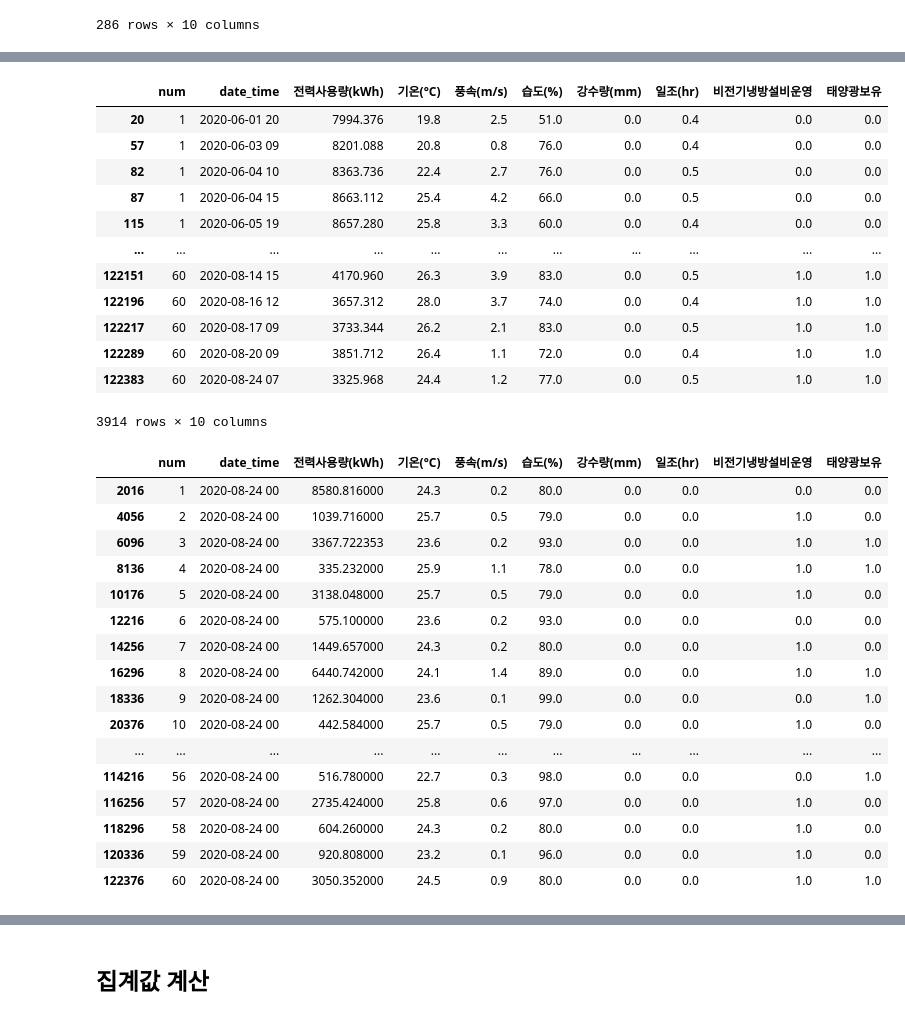
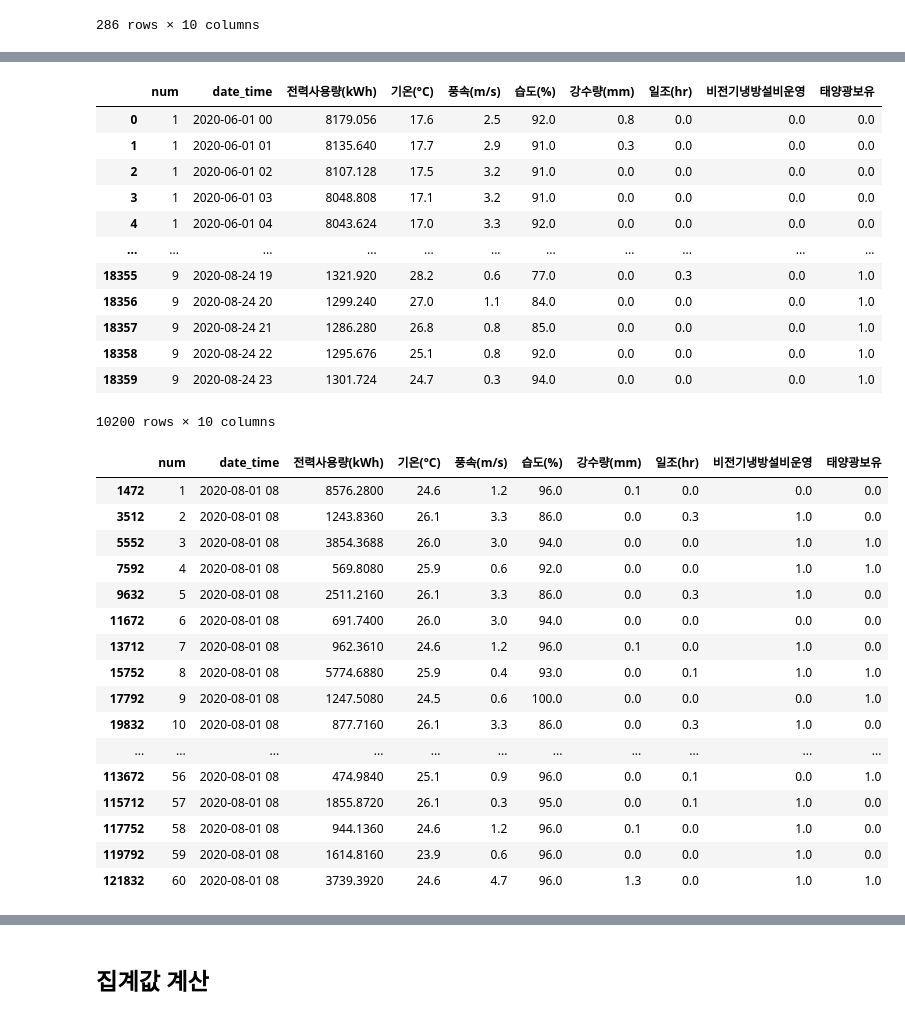
Before and after one commit to overgroove/samsung_ML, a Jupyter notebook: 03_package_pandas.ipynb, the cells around one changed output, grey strips where cells are left out. Saved outputs shown, nothing was run; the diff lists cells and outputs as text; code cells hidden in the pictures.

```diff
--- a/03_package_pandas.ipynb
+++ b/03_package_pandas.ipynb
@@ -473,39 +529,41 @@ Name: 전력사용량(kWh), Length: 122400, dtype: float64
 # %%
 # 조건식이 아닌 특정 값 기준으로 데이터를 찾을 때
 # 필터링 샘플링 하실 때 조건식보다 조금 더 편하실 수 있음
+df.loc[df['num'].isin([1, 3, 5, 7, 9])]
 # %% [output]
 |  | num | date_time | 전력사용량(kWh) | 기온(°C) | 풍속(m/s) | 습도(%) | 강수량(mm) | 일조(hr) | 비전기냉방설비운영 | 태양광보유 |
-| 20 | 1 | 2020-06-01 20 | 7994.376 | 19.8 | 2.5 | 51.0 | 0.0 | 0.4 | 0.0 | 0.0 |
-| 57 | 1 | 2020-06-03 09 | 8201.088 | 20.8 | 0.8 | 76.0 | 0.0 | 0.4 | 0.0 | 0.0 |
-| 82 | 1 | 2020-06-04 10 | 8363.736 | 22.4 | 2.7 | 76.0 | 0.0 | 0.5 | 0.0 | 0.0 |
-| 87 | 1 | 2020-06-04 15 | 8663.112 | 25.4 | 4.2 | 66.0 | 0.0 | 0.5 | 0.0 | 0.0 |
-| 115 | 1 | 2020-06-05 19 | 8657.280 | 25.8 | 3.3 | 60.0 | 0.0 | 0.4 | 0.0 | 0.0 |
+| 0 | 1 | 2020-06-01 00 | 8179.056 | 17.6 | 2.5 | 92.0 | 0.8 | 0.0 | 0.0 | 0.0 |
+| 1 | 1 | 2020-06-01 01 | 8135.640 | 17.7 | 2.9 | 91.0 | 0.3 | 0.0 | 0.0 | 0.0 |
+| 2 | 1 | 2020-06-01 02 | 8107.128 | 17.5 | 3.2 | 91.0 | 0.0 | 0.0 | 0.0 | 0.0 |
+| 3 | 1 | 2020-06-01 03 | 8048.808 | 17.1 | 3.2 | 91.0 | 0.0 | 0.0 | 0.0 | 0.0 |
+| 4 | 1 | 2020-06-01 04 | 8043.624 | 17.0 | 3.3 | 92.0 | 0.0 | 0.0 | 0.0 | 0.0 |
 | ... | ... | ... | ... | ... | ... | ... | ... | ... | ... | ... |
-| 122151 | 60 | 2020-08-14 15 | 4170.960 | 26.3 | 3.9 | 83.0 | 0.0 | 0.5 | 1.0 | 1.0 |
-| 122196 | 60 | 2020-08-16 12 | 3657.312 | 28.0 | 3.7 | 74.0 | 0.0 | 0.4 | 1.0 | 1.0 |
-| 122217 | 60 | 2020-08-17 09 | 3733.344 | 26.2 | 2.1 | 83.0 | 0.0 | 0.5 | 1.0 | 1.0 |
-| 122289 | 60 | 2020-08-20 09 | 3851.712 | 26.4 | 1.1 | 72.0 | 0.0 | 0.4 | 1.0 | 1.0 |
-| 122383 | 60 | 2020-08-24 07 | 3325.968 | 24.4 | 1.2 | 77.0 | 0.0 | 0.5 | 1.0 | 1.0 |
+| 18355 | 9 | 2020-08-24 19 | 1321.920 | 28.2 | 0.6 | 77.0 | 0.0 | 0.3 | 0.0 | 1.0 |
+| 18356 | 9 | 2020-08-24 20 | 1299.240 | 27.0 | 1.1 | 84.0 | 0.0 | 0.0 | 0.0 | 1.0 |
+| 18357 | 9 | 2020-08-24 21 | 1286.280 | 26.8 | 0.8 | 85.0 | 0.0 | 0.0 | 0.0 | 1.0 |
+| 18358 | 9 | 2020-08-24 22 | 1295.676 | 25.1 | 0.8 | 92.0 | 0.0 | 0.0 | 0.0 | 1.0 |
+| 18359 | 9 | 2020-08-24 23 | 1301.724 | 24.7 | 0.3 | 94.0 | 0.0 | 0.0 | 0.0 | 1.0 |
-3914 rows × 10 columns
+10200 rows × 10 columns
 # %%
 # contains로 전달하는 문자열이 포함되면 True
+df.loc[df['date_time'].str.contains('08-01 08')]
 # %% [output]
 |  | num | date_time | 전력사용량(kWh) | 기온(°C) | 풍속(m/s) | 습도(%) | 강수량(mm) | 일조(hr) | 비전기냉방설비운영 | 태양광보유 |
-| 2016 | 1 | 2020-08-24 00 | 8580.816000 | 24.3 | 0.2 | 80.0 | 0.0 | 0.0 | 0.0 | 0.0 |
-| 4056 | 2 | 2020-08-24 00 | 1039.716000 | 25.7 | 0.5 | 79.0 | 0.0 | 0.0 | 1.0 | 0.0 |
-| 6096 | 3 | 2020-08-24 00 | 3367.722353 | 23.6 | 0.2 | 93.0 | 0.0 | 0.0 | 1.0 | 1.0 |
-| 8136 | 4 | 2020-08-24 00 | 335.232000 | 25.9 | 1.1 | 78.0 | 0.0 | 0.0 | 1.0 | 1.0 |
-| 10176 | 5 | 2020-08-24 00 | 3138.048000 | 25.7 | 0.5 | 79.0 | 0.0 | 0.0 | 1.0 | 0.0 |
-| 12216 | 6 | 2020-08-24 00 | 575.100000 | 23.6 | 0.2 | 93.0 | 0.0 | 0.0 | 0.0 | 0.0 |
-| 14256 | 7 | 2020-08-24 00 | 1449.657000 | 24.3 | 0.2 | 80.0 | 0.0 | 0.0 | 1.0 | 0.0 |
-| 16296 | 8 | 2020-08-24 00 | 6440.742000 | 24.1 | 1.4 | 89.0 | 0.0 | 0.0 | 1.0 | 1.0 |
-| 18336 | 9 | 2020-08-24 00 | 1262.304000 | 23.6 | 0.1 | 99.0 | 0.0 | 0.0 | 0.0 | 1.0 |
-| 20376 | 10 | 2020-08-24 00 | 442.584000 | 25.7 | 0.5 | 79.0 | 0.0 | 0.0 | 1.0 | 0.0 |
+| 1472 | 1 | 2020-08-01 08 | 8576.2800 | 24.6 | 1.2 | 96.0 | 0.1 | 0.0 | 0.0 | 0.0 |
+| 3512 | 2 | 2020-08-01 08 | 1243.8360 | 26.1 | 3.3 | 86.0 | 0.0 | 0.3 | 1.0 | 0.0 |
+| 5552 | 3 | 2020-08-01 08 | 3854.3688 | 26.0 | 3.0 | 94.0 | 0.0 | 0.0 | 1.0 | 1.0 |
+| 7592 | 4 | 2020-08-01 08 | 569.8080 | 25.9 | 0.6 | 92.0 | 0.0 | 0.0 | 1.0 | 1.0 |
+| 9632 | 5 | 2020-08-01 08 | 2511.2160 | 26.1 | 3.3 | 86.0 | 0.0 | 0.3 | 1.0 | 0.0 |
+| 11672 | 6 | 2020-08-01 08 | 691.7400 | 26.0 | 3.0 | 94.0 | 0.0 | 0.0 | 0.0 | 0.0 |
+| 13712 | 7 | 2020-08-01 08 | 962.3610 | 24.6 | 1.2 | 96.0 | 0.1 | 0.0 | 1.0 | 0.0 |
+| 15752 | 8 | 2020-08-01 08 | 5774.6880 | 25.9 | 0.4 | 93.0 | 0.0 | 0.1 | 1.0 | 1.0 |
+| 17792 | 9 | 2020-08-01 08 | 1247.5080 | 24.5 | 0.6 | 100.0 | 0.0 | 0.0 | 0.0 | 1.0 |
+| 19832 | 10 | 2020-08-01 08 | 877.7160 | 26.1 | 3.3 | 86.0 | 0.0 | 0.3 | 1.0 | 0.0 |
 | ... | ... | ... | ... | ... | ... | ... | ... | ... | ... | ... |
-| 114216 | 56 | 2020-08-24 00 | 516.780000 | 22.7 | 0.3 | 98.0 | 0.0 | 0.0 | 0.0 | 1.0 |
-| 116256 | 57 | 2020-08-24 00 | 2735.424000 | 25.8 | 0.6 | 97.0 | 0.0 | 0.0 | 1.0 | 0.0 |
-| 118296 | 58 | 2020-08-24 00 | 604.260000 | 24.3 | 0.2 | 80.0 | 0.0 | 0.0 | 1.0 | 0.0 |
-| 120336 | 59 | 2020-08-24 00 | 920.808000 | 23.2 | 0.1 | 96.0 | 0.0 | 0.0 | 1.0 | 0.0 |
-| 122376 | 60 | 2020-08-24 00 | 3050.352000 | 24.5 | 0.9 | 80.0 | 0.0 | 0.0 | 1.0 | 1.0 |
+| 113672 | 56 | 2020-08-01 08 | 474.9840 | 25.1 | 0.9 | 96.0 | 0.0 | 0.1 | 0.0 | 1.0 |
+| 115712 | 57 | 2020-08-01 08 | 1855.8720 | 26.1 | 0.3 | 95.0 | 0.0 | 0.1 | 1.0 | 0.0 |
+| 117752 | 58 | 2020-08-01 08 | 944.1360 | 24.6 | 1.2 | 96.0 | 0.1 | 0.0 | 1.0 | 0.0 |
+| 119792 | 59 | 2020-08-01 08 | 1614.8160 | 23.9 | 0.6 | 96.0 | 0.0 | 0.0 | 1.0 | 0.0 |
+| 121832 | 60 | 2020-08-01 08 | 3739.3920 | 24.6 | 4.7 | 96.0 | 1.3 | 0.0 | 1.0 | 1.0 |
 # %%
 # 랜덤한 샘플의 수 혹은 비율에 따른 선별 방법
```
Also changed, not shown: parts of 23 cells of this notebook.
